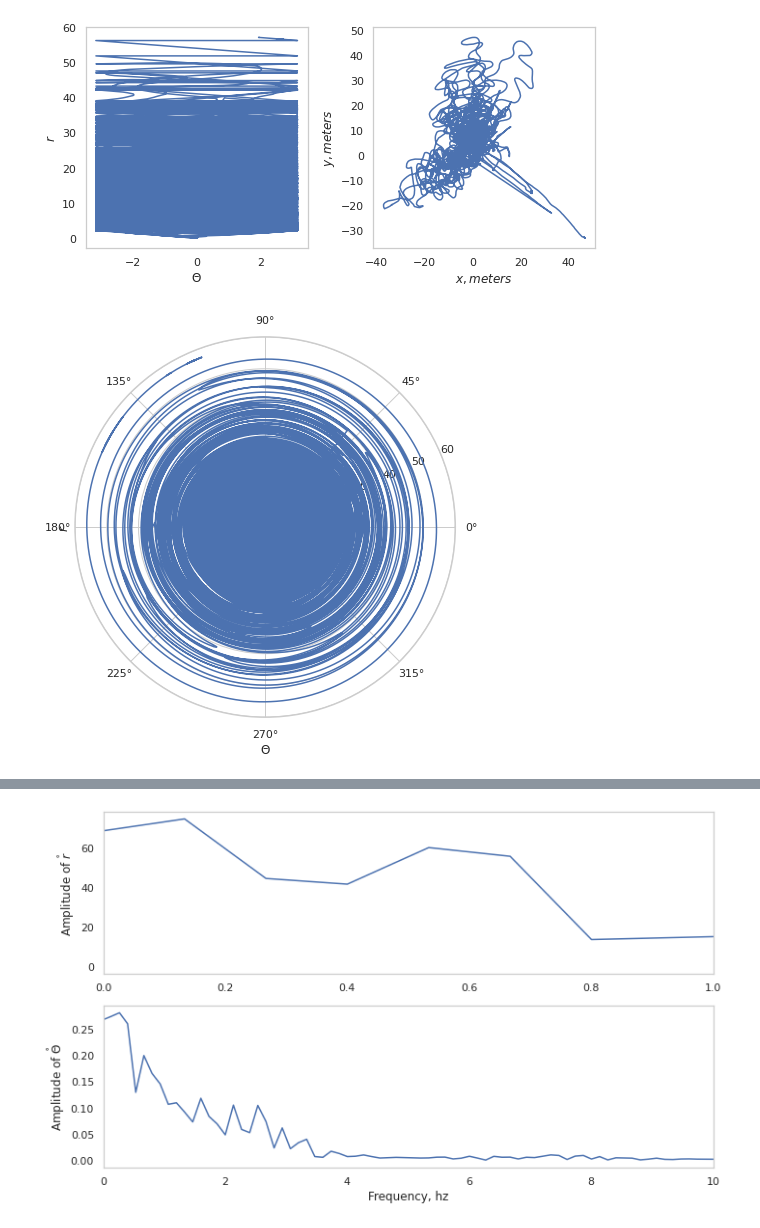
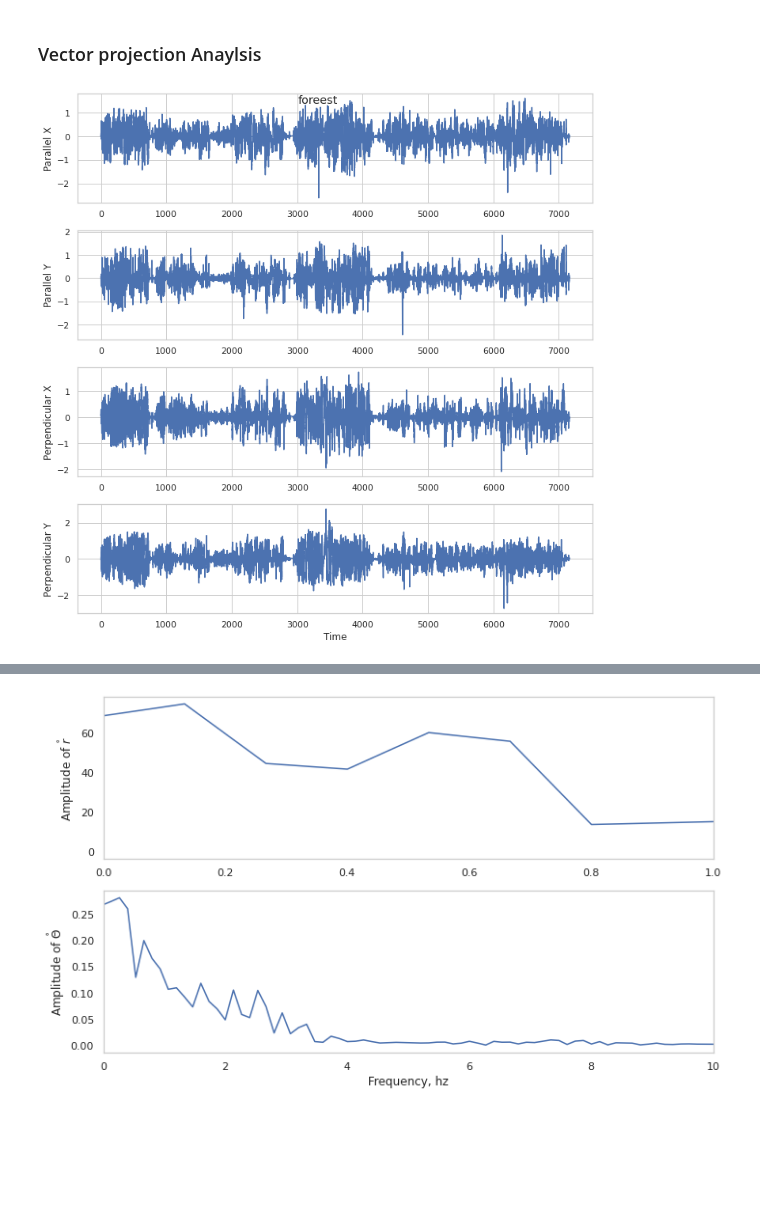
Before and after one commit to arunavanag591/odor_analysis, a Jupyter notebook: data_exploration/dataTrajectoryAnalysis.ipynb, the cells around one changed output, grey strips where cells are left out. Cells and saved outputs as stored; diff of their text form; code cells hidden in the pictures; blank space fills up the shorter version.

```diff
--- a/data_exploration/dataTrajectoryAnalysis.ipynb
+++ b/data_exploration/dataTrajectoryAnalysis.ipynb
@@ -63,3 +74,5 @@ df3 = pd.read_hdf(dir+'Forest/ForestMASigned.h5')
 # %%
 # df=pd.concat([df1,df2,df3])
 # df.reset_index(inplace=True, drop=True)
+# %% [markdown]
+### Vector projection Anaylsis
@@ -66 +102,27 @@ df3 = pd.read_hdf(dir+'Forest/ForestMASigned.h5')
+# %%
+fig, axs = plt.subplots(4, 1, figsize=(10, 10))
+
+# Plot parallel_x
+axs[0].plot(dat.time, dat.parallel_x)
+axs[0].set_ylabel('Parallel X')
+
+# Plot parallel_y
+axs[1].plot(dat.time, dat.parallel_y)
+axs[1].set_ylabel('Parallel Y')
+
+# Plot perpendicular_x
+axs[2].plot(dat.time, dat.perpendicular_x)
+axs[2].set_ylabel('Perpendicular X')
+
+# Plot perpendicular_y
+axs[3].plot(dat.time, dat.perpendicular_y)
+axs[3].set_ylabel('Perpendicular Y')
+
+# Set common x-axis label
+axs[-1].set_xlabel('Time')
+fig.tight_layout()
+fig.suptitle('foreest')
+fig.savefig('../../Figure/timeseriesforest.jpeg', dpi=300, bbox_inches = "tight")
+# %% [output]
+[figure, added]
 # %%
@@ -110,29 +145 @@ result = pd.DataFrame({'r': r, 'theta': theta, 'r_dot': rdot, 'theta_dot': theta
-# %%
-f,(ax1,ax2)=plt.subplots(1,2,figsize=(8,4))
-
-ax1.plot(theta,r)
-ax1.set_xlabel('$\Theta$')
-ax1.set_ylabel('$r$')
-
-ax1.grid(False)
-
-ax2.plot(x,y)
-ax2.set_xlabel('$x, meters$')
-ax2.set_ylabel('$y, meters$')
-# f.suptitle('Length of Traj =  2500 s')
-ax2.grid(False)
-f.tight_layout()
-# f.savefig('../../Figure/lws1.jpeg', dpi=300, bbox_inches = "tight")
-# %% [output]
-[figure, removed]
-# %%
-fig = plt.figure(figsize=(7,7))
-ax = fig.add_subplot(1, 1, 1, projection='polar')
-ax.plot(result.theta, result.r)
-ax.set_xlabel('$\Theta$')
-ax.set_ylabel('$r$')
-
-fig.savefig('../../Figure/lws2.jpeg', dpi=300, bbox_inches = "tight")
-# %% [output]
-[figure, removed]
 # %%
```
Also changed, not shown: parts of 10 cells of this notebook, 7 other files.
